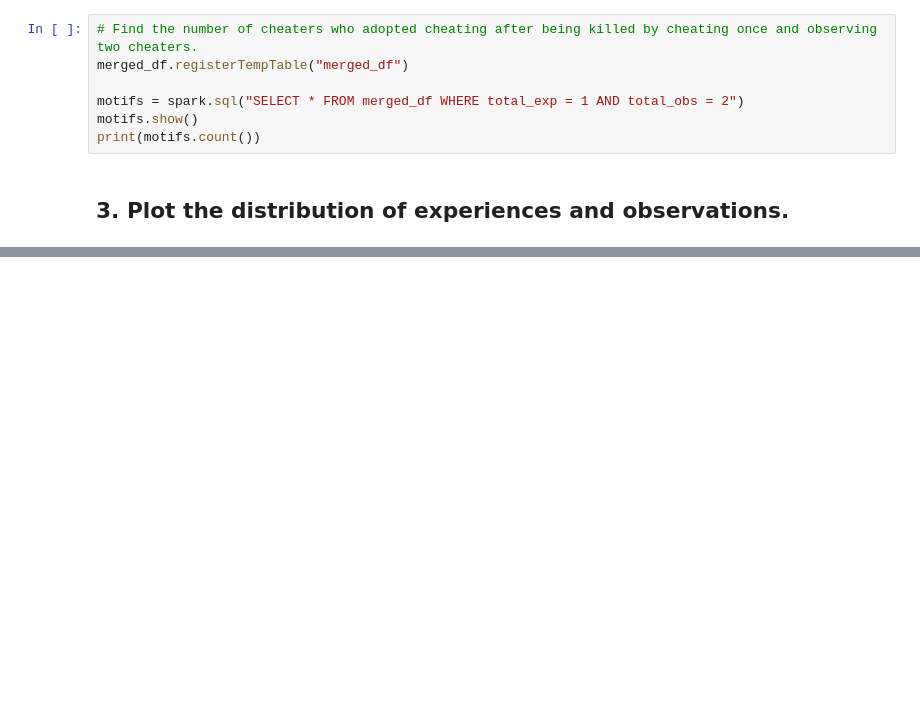
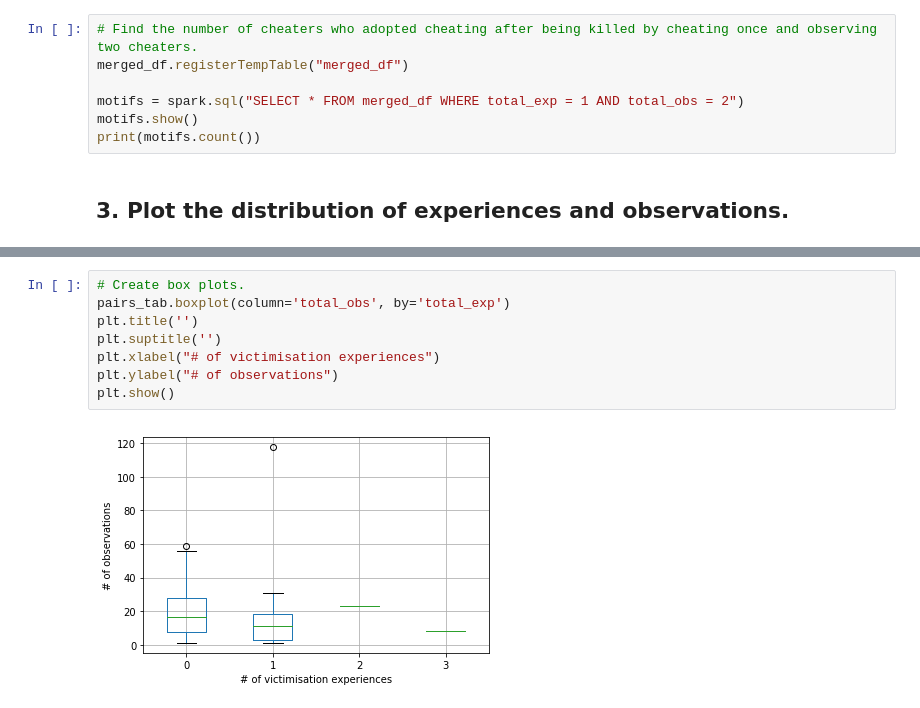
Before and after one commit to social-research/cheating, a Jupyter notebook: 06-combine-two-mechanisms.ipynb, the cells around one changed output, grey strips where cells are left out. Drawn from its saved outputs; the diff is of its cells as text; blank space fills up the shorter version.

```diff
--- a/06-combine-two-mechanisms.ipynb
+++ b/06-combine-two-mechanisms.ipynb
@@ -144,0 +250,10 @@ plt.show()
+# %%
+# Create box plots.
+pairs_tab.boxplot(column='total_obs', by='total_exp')
+plt.title('')
+plt.suptitle('')
+plt.xlabel("# of victimisation experiences")
+plt.ylabel("# of observations")
+plt.show()
+# %% [output]
+[figure, added]
```
Also changed, not shown: parts of 27 cells of this notebook, 2 other files.
